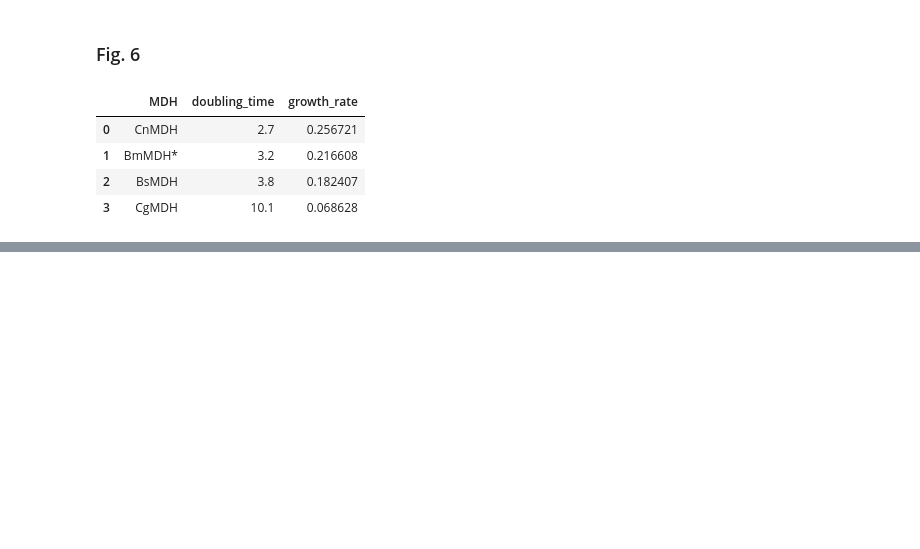
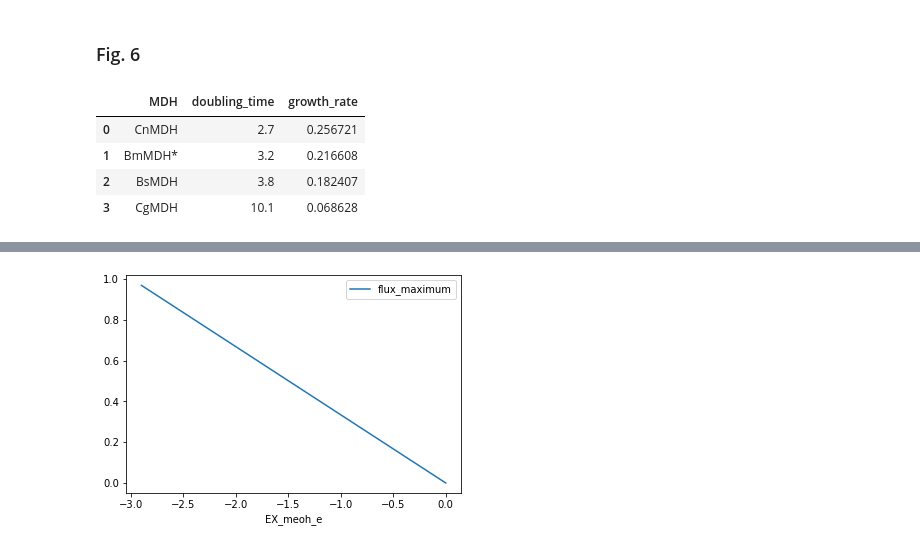
Before and after one commit to he-hai/PubSuppl, a Jupyter notebook: 2020_LPD/LPD_FBA.ipynb, the cells around one changed output, grey strips where cells are left out. Saved outputs shown, nothing was run; the diff lists cells and outputs as text; code cells hidden in the pictures; blank space fills up the shorter version.

```diff
--- a/2020_LPD/LPD_FBA.ipynb
+++ b/2020_LPD/LPD_FBA.ipynb
@@ -675,0 +639,9 @@ growth_MDH
+# %%
+with model_C1 as m:
+    m.reactions.EX_glc__D_e.lower_bound = -10.5
+    m.reactions.EX_meoh_e.lower_bound = -50
+    m.reactions.EX_for_e.knock_out()
+    prod_env_MDH = cobra.flux_analysis.production_envelope(m, ['EX_meoh_e'], carbon_sources='EX_glc__D_e',points=50)
+    prod_env_MDH.plot(kind='line',x='EX_meoh_e',y='flux_maximum')
+# %% [output]
+[figure, added]
```
Also changed, not shown: parts of 10 cells of this notebook.
